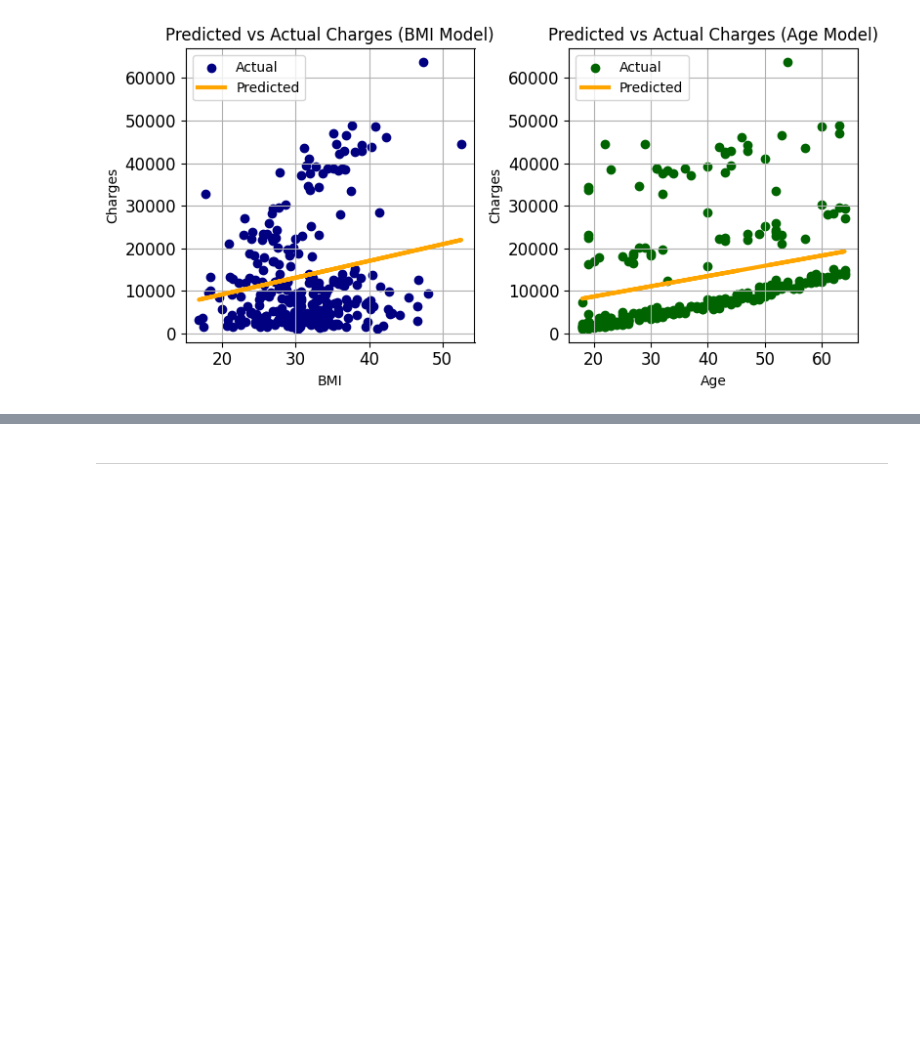
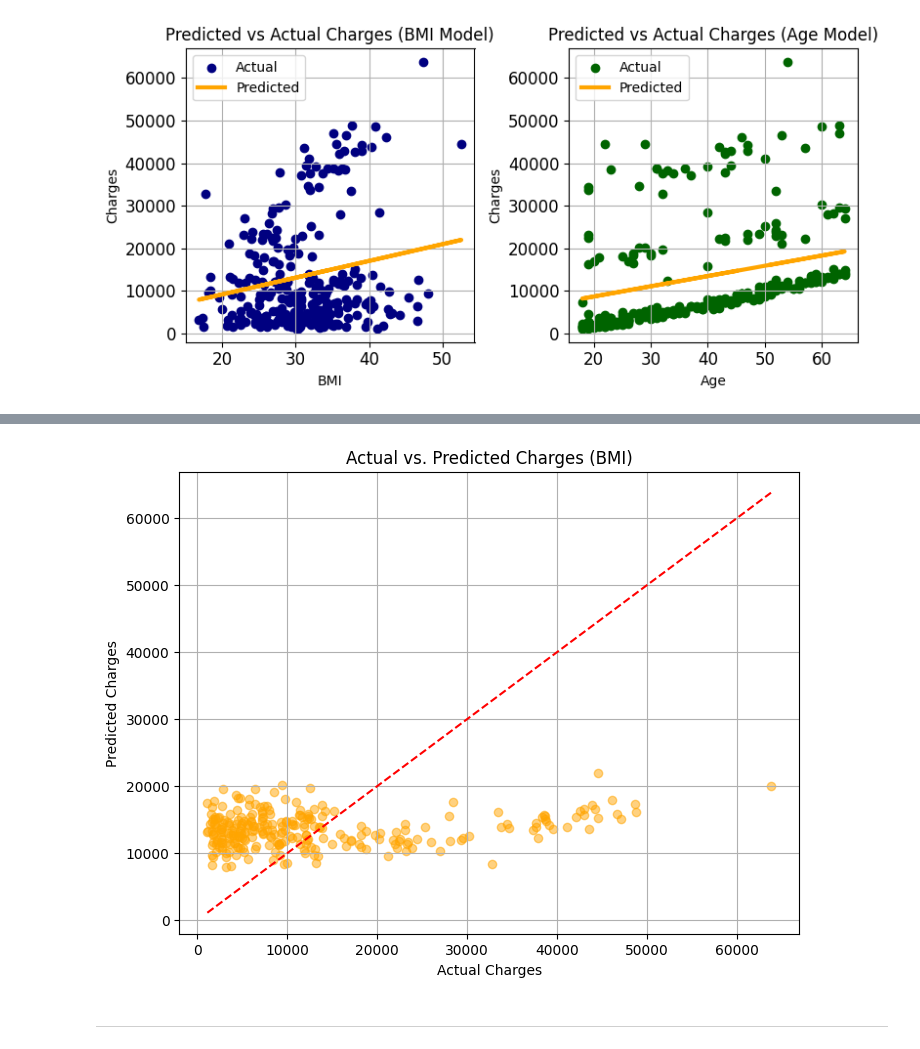
Before and after one commit to BrockherdeT/econometrics, a Jupyter notebook: shared_A1.ipynb, the cells around one changed output, grey strips where cells are left out. Drawn from its saved outputs; the diff is of its cells as text; code cells hidden in the pictures; blank space fills up the shorter version.

```diff
--- a/shared_A1.ipynb
+++ b/shared_A1.ipynb
@@ -440,3 +455,18 @@ plt.show()
+# %%
+# Make predictions on the test set for bmi
+predictions_bmi = lm_bmi.predict(X_test_bmi)
+
+# Plot predicted vs actual values for bmi
+plt.figure(figsize=(8, 6))
+plt.scatter(y_test_bmi, predictions_bmi, alpha=0.5, color='orange')
+plt.plot([min(y_test_bmi), max(y_test_bmi)], [min(y_test_bmi), max(y_test_bmi)], color='red', linestyle='--')
+plt.title('Actual vs. Predicted Charges (BMI)')
+plt.xlabel('Actual Charges')
+plt.ylabel('Predicted Charges')
+plt.grid(True)
+plt.show()
+# %% [output]
+[figure, added]
 # %% [markdown]
 ____
 # %% [markdown]
```
Also changed, not shown: parts of 3 cells of this notebook, 1 other file.
